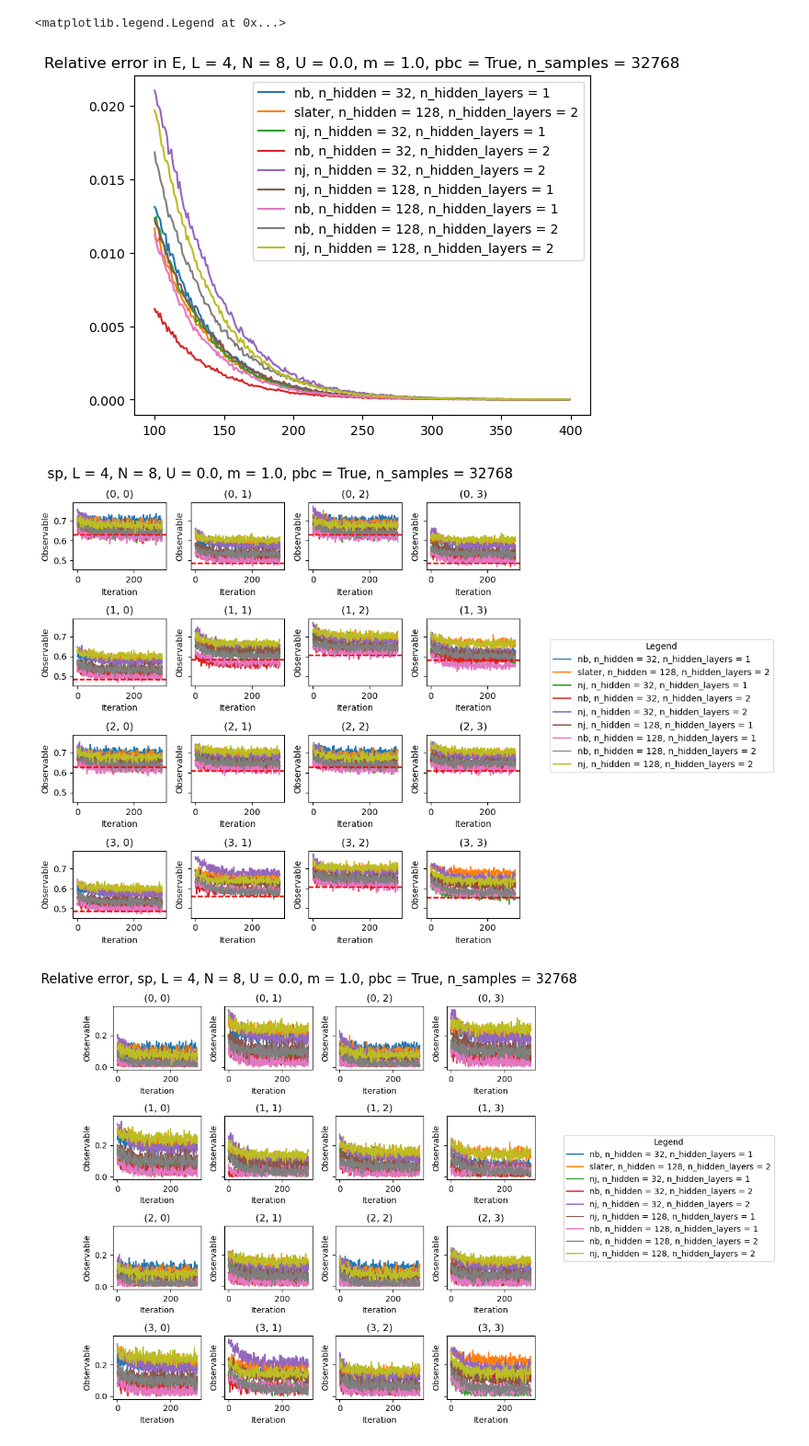
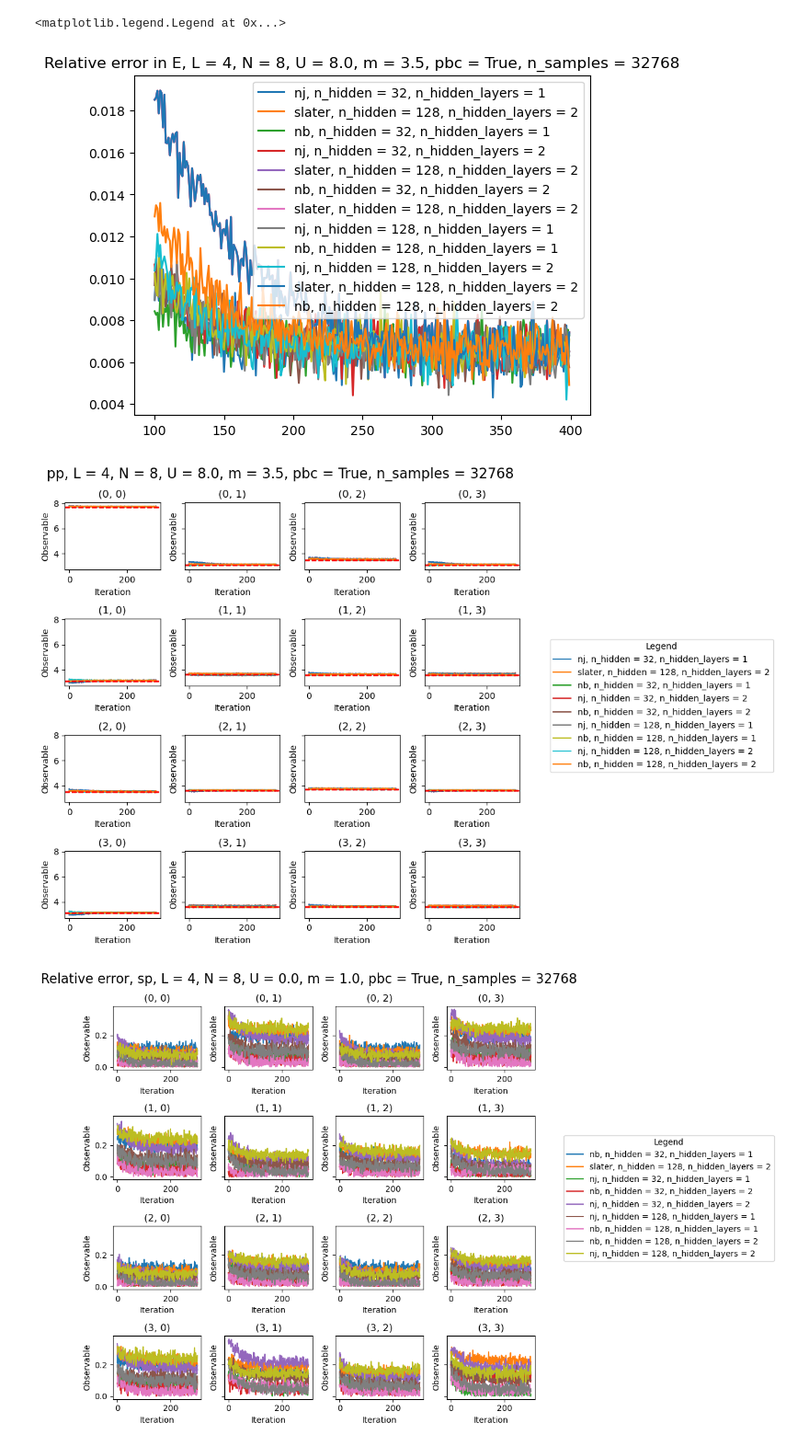
Before and after one commit to wttai004/machine_learning, a Jupyter notebook: netket_qwz/notebooks/qwz_results.ipynb, the cells around one changed output. Shown at 92% size. Saved outputs shown, nothing was run; the diff lists cells and outputs as text; code cells hidden in the pictures.

Commit message:
Fix correlation type definitions in DMRG QWZ: correct order of 'sp' and 'pp' correlations. Added a version of the qwz result that uses ipywidget

```diff
--- a/netket_qwz/notebooks/qwz_results.ipynb
+++ b/netket_qwz/notebooks/qwz_results.ipynb
@@ -23,11 +23,11 @@ from tenpy.tools import hdf5_io
 L = 4
 N = 8
 m = 3.5
-U = 2.0
+U = 8.0
 pbc = True
 query_dict_dmrg =  {"L": L, "N": N, "t": 1.0, "U": U, "m": m, "pbc": pbc}
-date_dmrg = "20241210_0356"
-date_netket = "20241213_04"
+date_dmrg = "20241217_07"
+date_netket = "20241217_05"
 
 BASE_PATH_DMRG = Path(f"/home1/wttai/machine_learning/dmrg_qwz/")
 database_path_dmrg = BASE_PATH_DMRG / f"data/dmrg_qwz_{date_dmrg}/database.json"
@@ -44,7 +44,7 @@ with open(database_path_dmrg, "r") as f:
                 matched = False
                 break
         if matched:
-            filename = entry["outputFilename"]+ ".json"
+            filename = entry["outputFilename"]
             print(filename)
             path = BASE_PATH_DMRG / filename
             with h5py.File(path, 'r') as f:
@@ -108,7 +110,7 @@ plt.title(title)
 plt.legend()
 # %% [output]
 <matplotlib.legend.Legend at 0x...>
-[figure, old version]
+[figure, new version]
 # %%
 n_corrs = L**2
 
@@ -120,7 +122,11 @@ fig, axs = plt.subplots(4, 4, figsize=(8, 8), sharey=True)
 lines = []
 labels = []
 
-orbitals_nk, orbitals_dmrg = 'sp', 'ud'
+
+# I accidentally scrambled the dmrg orbitals in the database, so I have to manually specify the correct combinations
+combinations = [['ss', 'ss'], ['sp', 'pp'], ['pp', 'sp']]
+
+orbitals_nk, orbitals_dmrg = combinations[2]
 
 for data in data_to_plot:
     for i in range(n_corrs):
@@ -135,34 +141,34 @@ for data in data_to_plot:
         # corrs_dmrg = (data_dmrg[0]['data']['corrs_results']['dd']
         #             + data_dmrg[0]['data']['corrs_results']['uu']
         #             + 2 * data_dmrg[0]['data']['corrs_results']['ud'])/16
         axs[x][y].axhline(y=corrs_dmrg[x][y], color='r', linestyle='--', label='DMRG')
 
         axs[x][y].set_title(f"({x}, {y})")
         axs[x][y].set_xlabel('Iteration')
         axs[x][y].set_ylabel('Observable')
 
         # Collect lines and labels for the legend
         if line.get_label() not in labels:
             lines.append(line)
             labels.append(line.get_label())
 
 title = f"{orbitals_nk}, L = {L}, N = {N}, U = {U}, m = {m}, pbc = {query_dict['pbc']}, n_samples = {n_samples}"
 fig.suptitle(title, fontsize=16)
 
 # Add a shared legend to the right of the figure
 fig.legend(
     lines, labels,
     loc='center right',
     title="Legend",
     bbox_to_anchor=(1.5, 0.5)
 )
 
 
 # Show the plot
 plt.tight_layout()
 plt.show()
 # %% [output]
-[figure, old version]
+[figure, new version]
 # %%
 # Create a figure and a set of subplots
 fig, axs = plt.subplots(4, 4, figsize=(8, 8), sharey=True)
```
Also changed, not shown: parts of 2 cells of this notebook, 2 other files.
